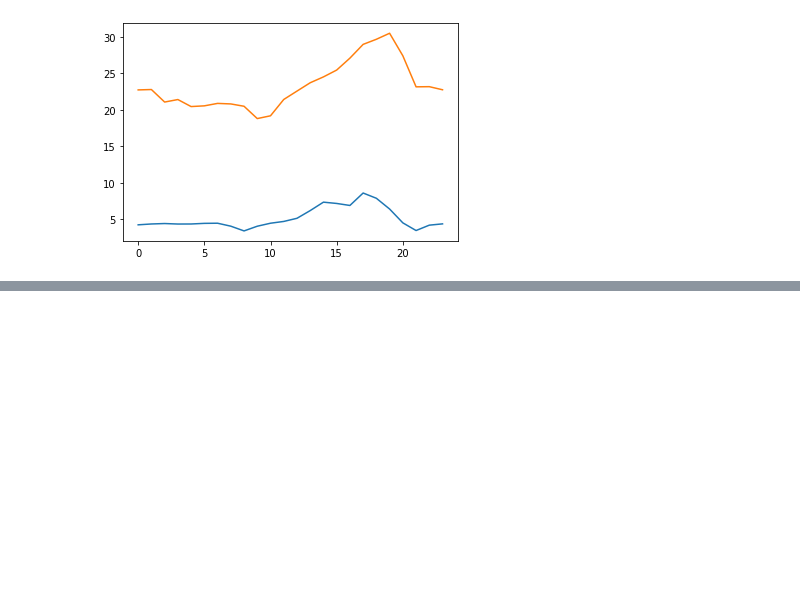
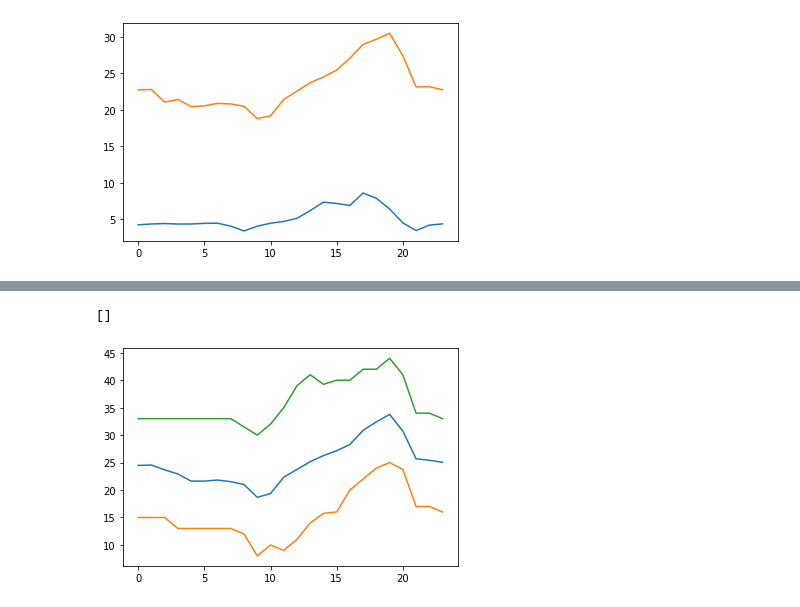
Before and after one commit to mathispuissant/StatApp, a Jupyter notebook: visualisation.ipynb, the cells around one changed output, grey strips where cells are left out. Saved outputs shown, nothing was run; the diff lists cells and outputs as text; code cells hidden in the pictures; blank space fills up the shorter version.

```diff
--- a/visualisation.ipynb
+++ b/visualisation.ipynb
@@ -169,0 +198,15 @@ NameError: name 'l' is not defined
+# %%
+x, y_week, y_weekend = week_days_and_weekend_days(X, Y_m)
+y_week_mean, y_week_q1, y_week_q3 = [], [], []
+y_weekend_mean, y_weekend_q1, y_weekend_q3 = [], [], []
+
+
+for i in range(len(y_week)):
+    y_week_mean.append(np.mean(y_week[i]))
+    y_week_q1.append(np.percentile(y_week[i], 25))
+    y_week_q3.append(np.percentile(y_week[i], 75))
+
+for i in range(len(y_weekend)):
+    y_weekend_mean.append(np.mean(y_weekend[i]))
+    y_weekend_q1.append(np.percentile(y_weekend[i], 25))
+    y_weekend_q3.append(np.percentile(y_weekend[i], 75))
@@ -169,0 +225,8 @@ NameError: name 'l' is not defined
+# %%
+plt.plot(x, y_week_mean)
+plt.plot(x, y_week_q1)
+plt.plot(x, y_week_q3)
+plt.plot()
+# %% [output]
+[]
+[figure, added]
```
Also changed, not shown: parts of 27 cells of this notebook.
